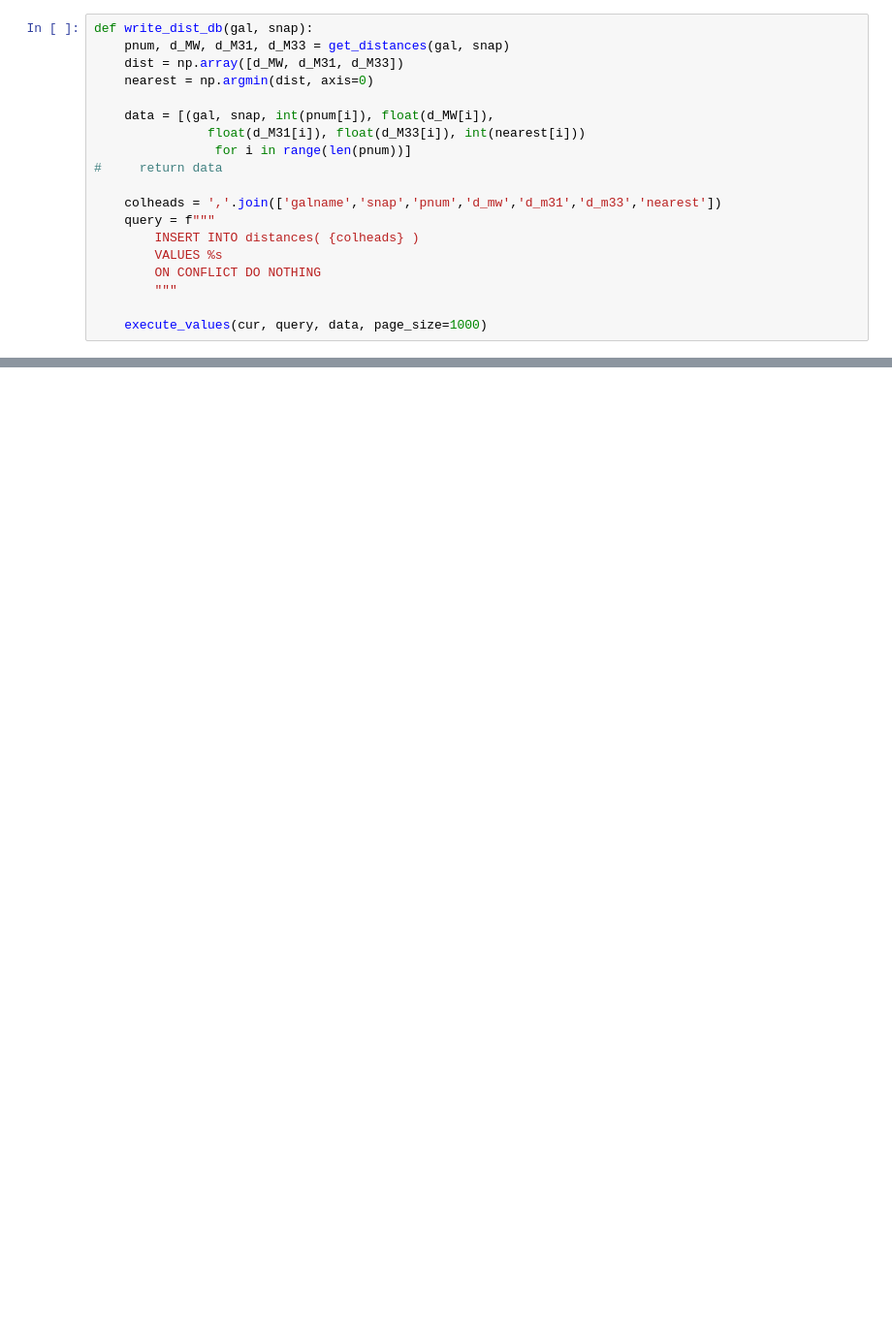
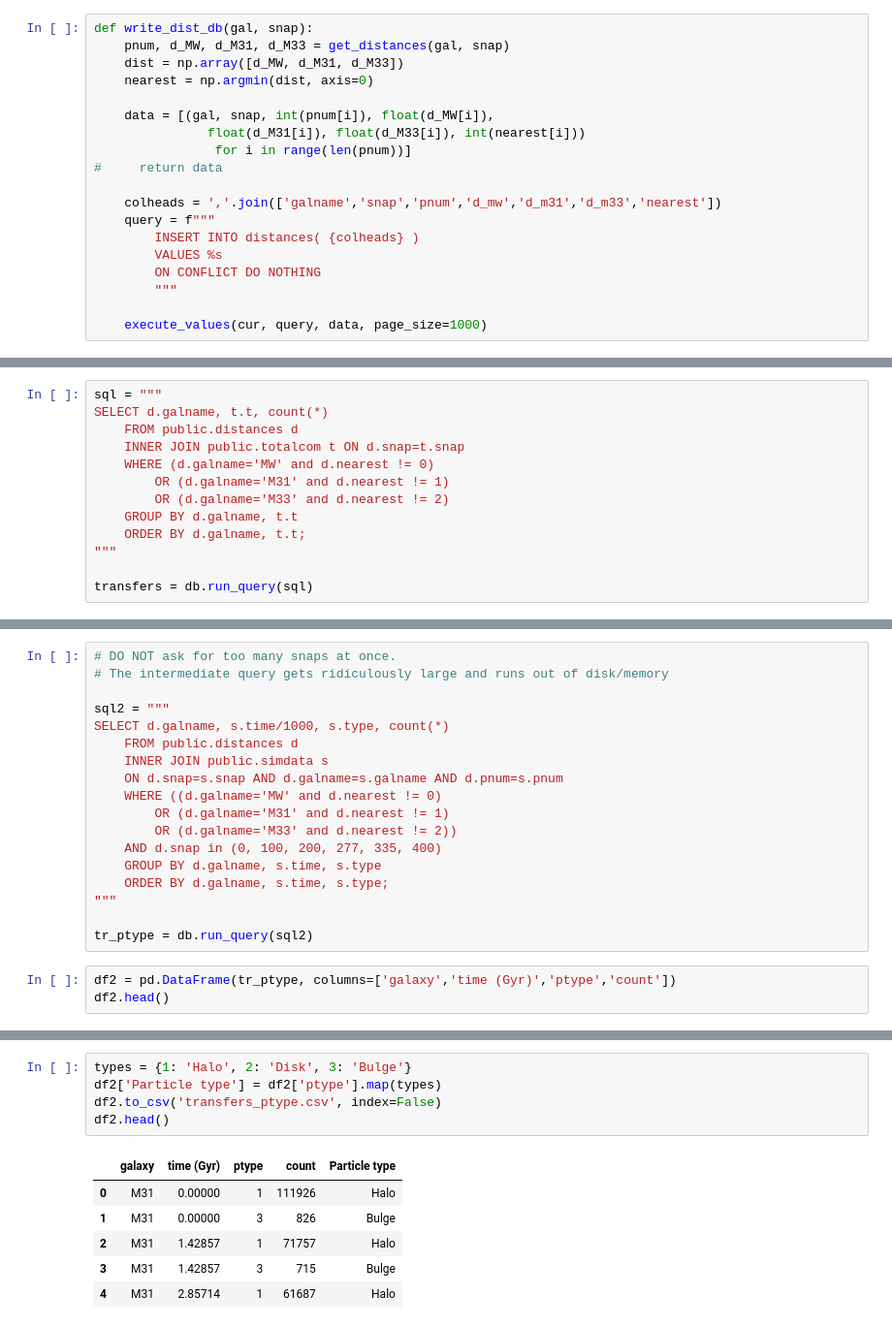
Before and after one commit to colinleach/400B_Leach, a Jupyter notebook: Project/notebooks/distances.ipynb, the cells around one changed output, grey strips where cells are left out. Shown: that part at 97% size. Cells and saved outputs as stored; diff of their text form; blank space fills up the shorter version.

Commit message:
particle transfers added

```diff
--- a/Project/notebooks/distances.ipynb
+++ b/Project/notebooks/distances.ipynb
@@ -139,0 +69,13 @@ array([3818.949  , 1258.2881 ,  440.44144, ...,  557.62036,  752.66907,
+# %%
+sql = """
+SELECT d.galname, t.t, count(*)
+    FROM public.distances d
+    INNER JOIN public.totalcom t ON d.snap=t.snap
+    WHERE (d.galname='MW' and d.nearest != 0)
+        OR (d.galname='M31' and d.nearest != 1)
+        OR (d.galname='M33' and d.nearest != 2)
+    GROUP BY d.galname, t.t
+    ORDER BY d.galname, t.t;
+"""
+
+transfers = db.run_query(sql)
@@ -139,0 +98,21 @@ array([3818.949  , 1258.2881 ,  440.44144, ...,  557.62036,  752.66907,
+# %%
+# DO NOT ask for too many snaps at once.
+# The intermediate query gets ridiculously large and runs out of disk/memory
+
+sql2 = """
+SELECT d.galname, s.time/1000, s.type, count(*)
+    FROM public.distances d
+    INNER JOIN public.simdata s
+    ON d.snap=s.snap AND d.galname=s.galname AND d.pnum=s.pnum
+    WHERE ((d.galname='MW' and d.nearest != 0)
+        OR (d.galname='M31' and d.nearest != 1)
+        OR (d.galname='M33' and d.nearest != 2))
+    AND d.snap in (0, 100, 200, 277, 335, 400)
+    GROUP BY d.galname, s.time, s.type
+    ORDER BY d.galname, s.time, s.type;
+"""
+
+tr_ptype = db.run_query(sql2)
+# %%
+df2 = pd.DataFrame(tr_ptype, columns=['galaxy','time (Gyr)','ptype','count'])
+df2.head()
@@ -139,0 +126,12 @@ array([3818.949  , 1258.2881 ,  440.44144, ...,  557.62036,  752.66907,
+# %%
+types = {1: 'Halo', 2: 'Disk', 3: 'Bulge'}
+df2['Particle type'] = df2['ptype'].map(types)
+df2.to_csv('transfers_ptype.csv', index=False)
+df2.head()
+# %% [output]
+|  | galaxy | time (Gyr) | ptype | count | Particle type |
+| 0 | M31 | 0.00000 | 1 | 111926 | Halo |
+| 1 | M31 | 0.00000 | 3 | 826 | Bulge |
+| 2 | M31 | 1.42857 | 1 | 71757 | Halo |
+| 3 | M31 | 1.42857 | 3 | 715 | Bulge |
+| 4 | M31 | 2.85714 | 1 | 61687 | Halo |
```
Also changed, not shown: parts of 21 cells of this notebook, 4 other files.
